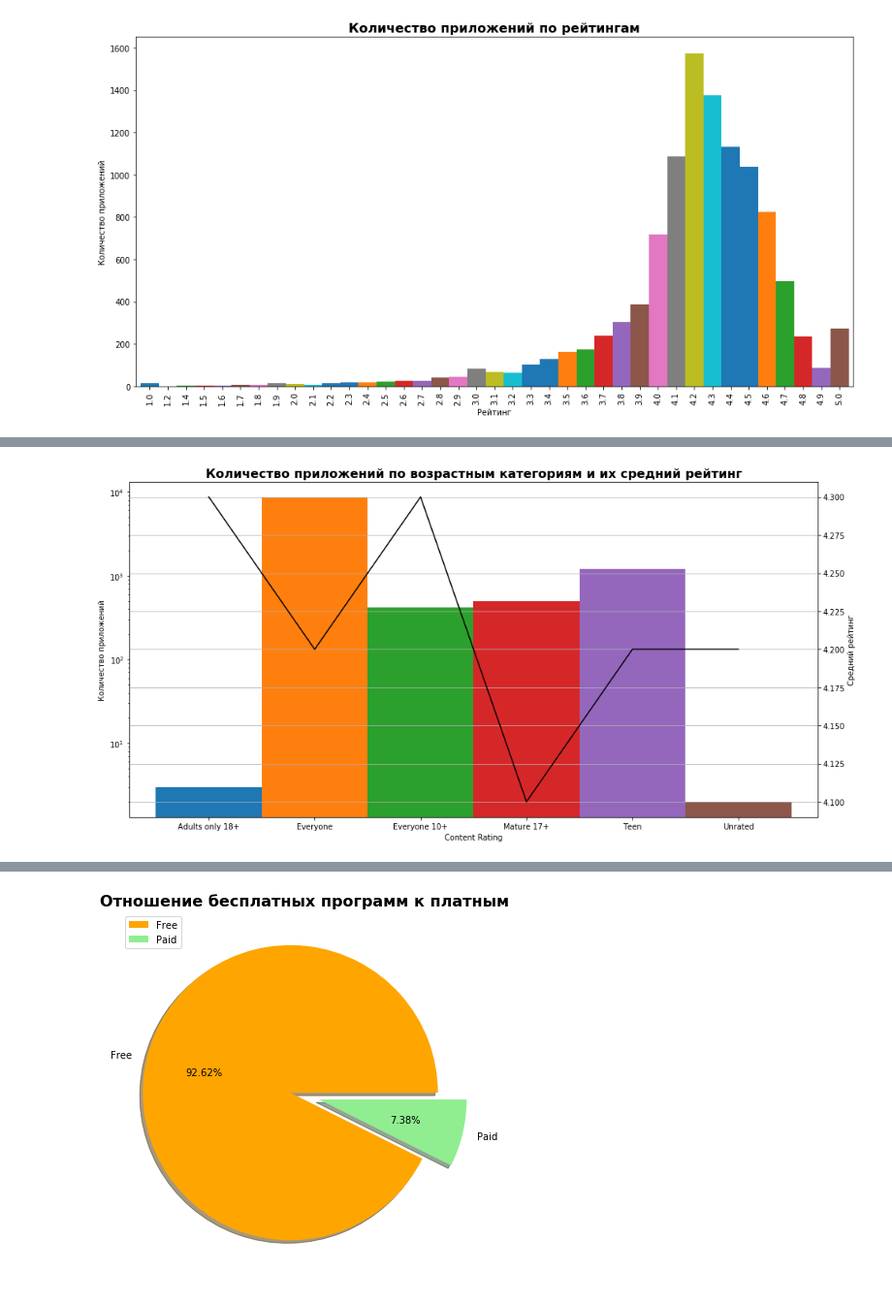
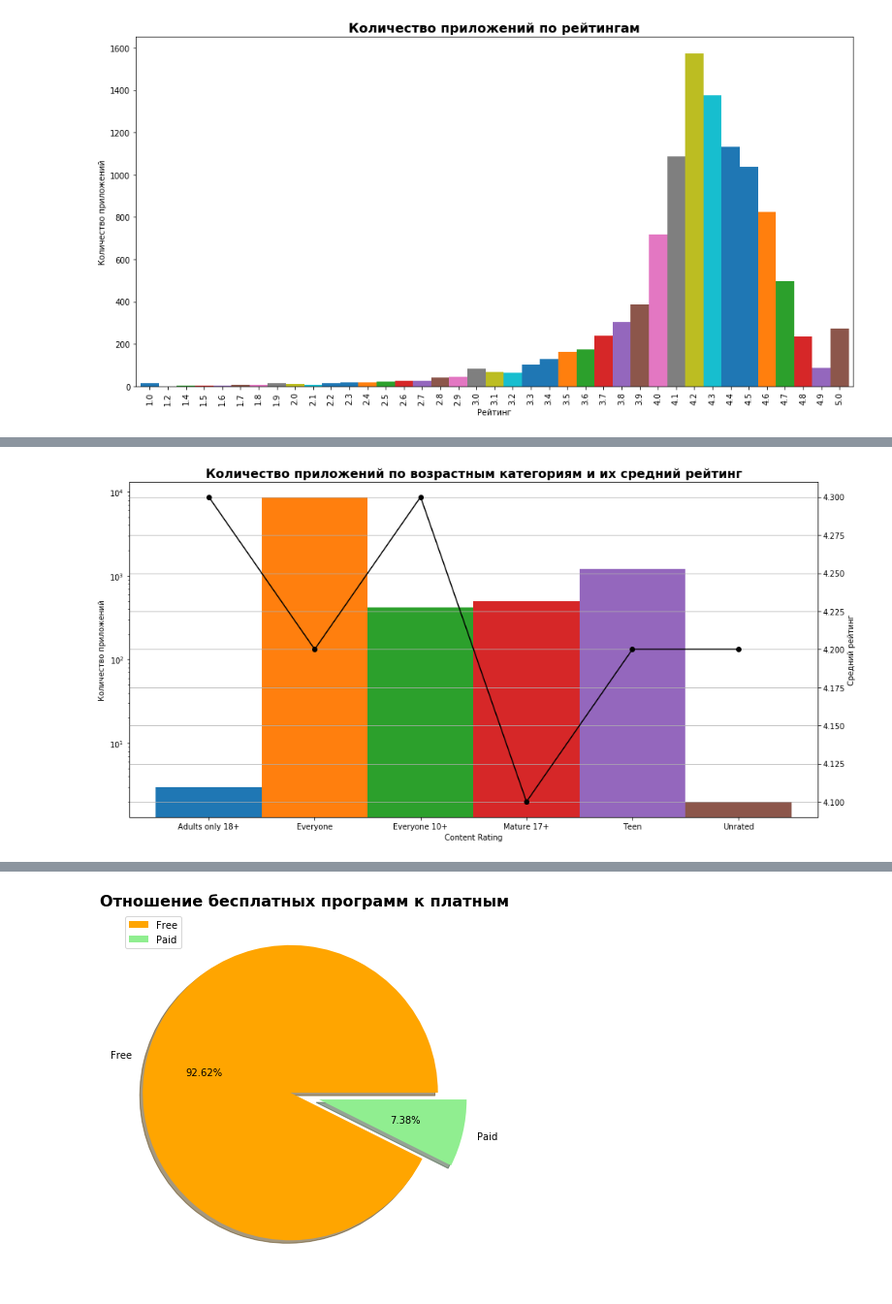
Before and after one commit to shulzhenkoas/Math, a Jupyter notebook: Theory_ver/project/shulzhenkoas_theory_project.ipynb, the cells around one changed output, grey strips where cells are left out. Shown: that part at 97% size. Cells and saved outputs as stored; diff of their text form; code cells hidden in the pictures.

```diff
--- a/Theory_ver/project/shulzhenkoas_theory_project.ipynb
+++ b/Theory_ver/project/shulzhenkoas_theory_project.ipynb
@@ -151,3 +135,6 @@ data['Installs'] = data['Installs'].astype(int)
+# %%
+data['Price'] = data['Price'].str.replace('$', '')
+data['Price'] = data['Price'].astype(float)
 # %%
 data.head()
 # %% [output]
@@ -201,11 +169,11 @@ plt.show()
 # %%
 ax = data['Content Rating'].value_counts().sort_index().plot(kind='bar', width=1, figsize=(16, 8))
 plt.ylabel('Количество приложений')
 plt.yscale('log')
-data.groupby(['Content Rating'])['Rating'].mean().round(1).plot(secondary_y=True, color='black', xlim=ax.get_xlim())
+data.groupby(['Content Rating'])['Rating'].mean().round(1).plot(secondary_y=True, color='black', marker='o', xlim=ax.get_xlim())
 plt.ylabel('Средний рейтинг')
 plt.title('Количество приложений по возрастным категориям и их средний рейтинг', fontsize = 16, fontweight='bold')
 plt.grid()
 plt.show()
 # %% [output]
-[figure, old version]
+[figure, new version]
```
Also changed, not shown: parts of 21 cells of this notebook.
